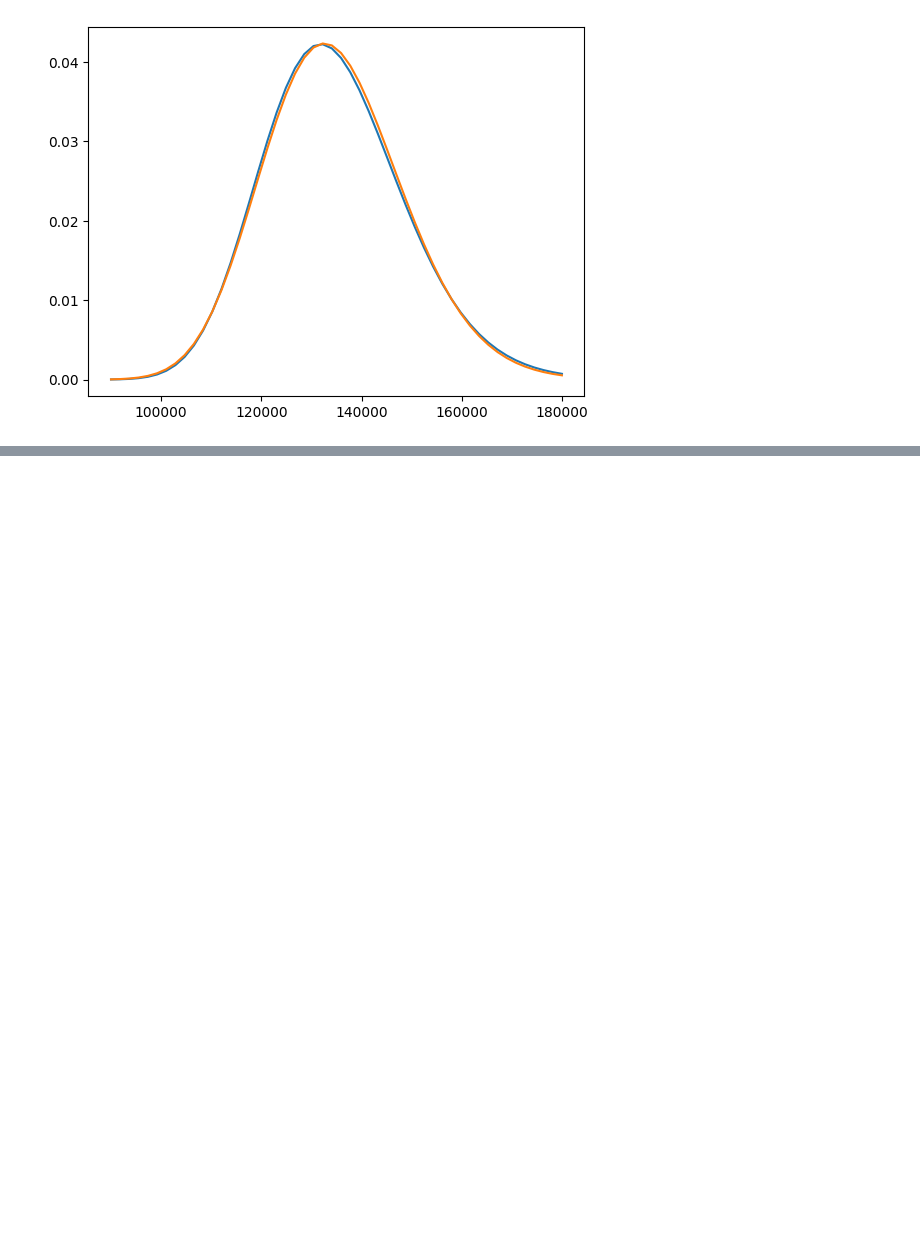
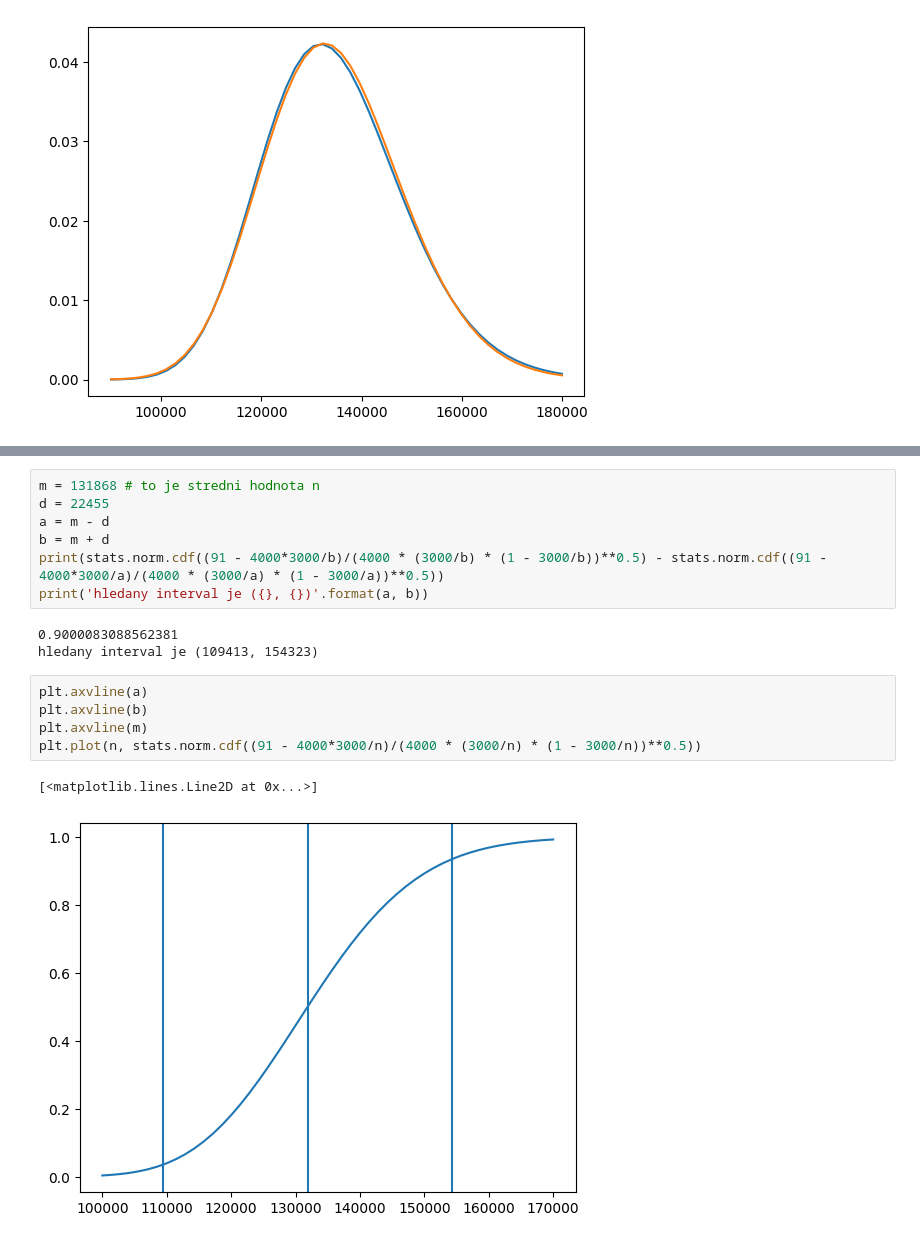
Before and after one commit to 1AmIWho1/projekt-STA, a Jupyter notebook: reseni.ipynb, the cells around one changed output, grey strips where cells are left out. Saved outputs shown, nothing was run; the diff lists cells and outputs as text; blank space fills up the shorter version.

```diff
--- a/reseni.ipynb
+++ b/reseni.ipynb
@@ -145,0 +154,18 @@ plt.plot(n, stats.norm.pdf(91, loc=4000*3000/n, scale=(4000 * (3000/n) * (1 - 30
+# %%
+m = 131868 # to je stredni hodnota n
+d = 22455
+a = m - d
+b = m + d
+print(stats.norm.cdf((91 - 4000*3000/b)/(4000 * (3000/b) * (1 - 3000/b))**0.5) - stats.norm.cdf((91 - 4000*3000/a)/(4000 * (3000/a) * (1 - 3000/a))**0.5))
+print('hledany interval je ({}, {})'.format(a, b))
+# %% [output]
+0.9000083088562381
+hledany interval je (109413, 154323)
+# %%
+plt.axvline(a)
+plt.axvline(b)
+plt.axvline(m)
+plt.plot(n, stats.norm.cdf((91 - 4000*3000/n)/(4000 * (3000/n) * (1 - 3000/n))**0.5))
+# %% [output]
+[<matplotlib.lines.Line2D at 0x...>]
+[figure, added]
```
Also changed, not shown: parts of 2 cells of this notebook.
